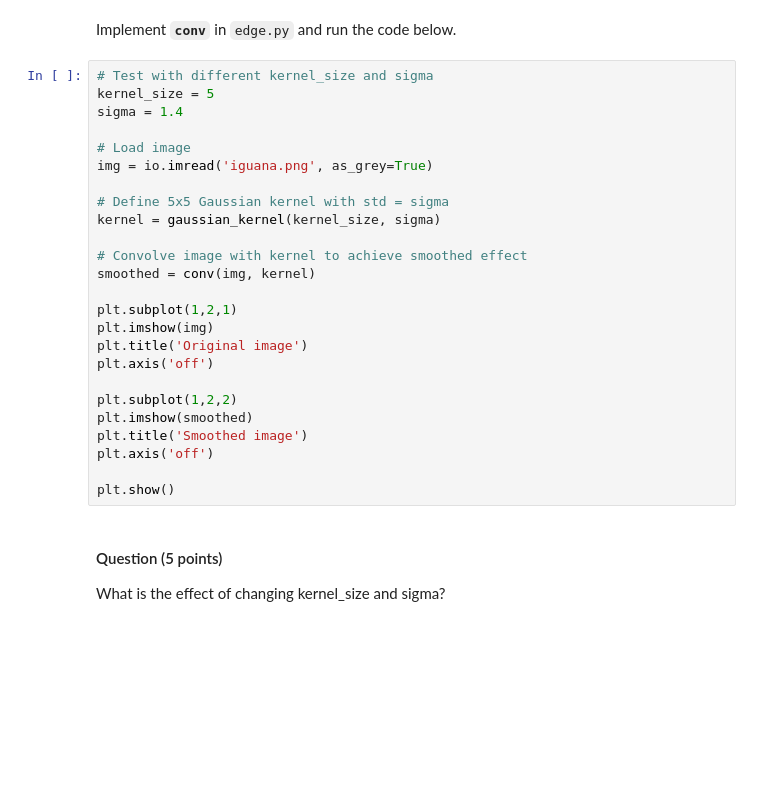
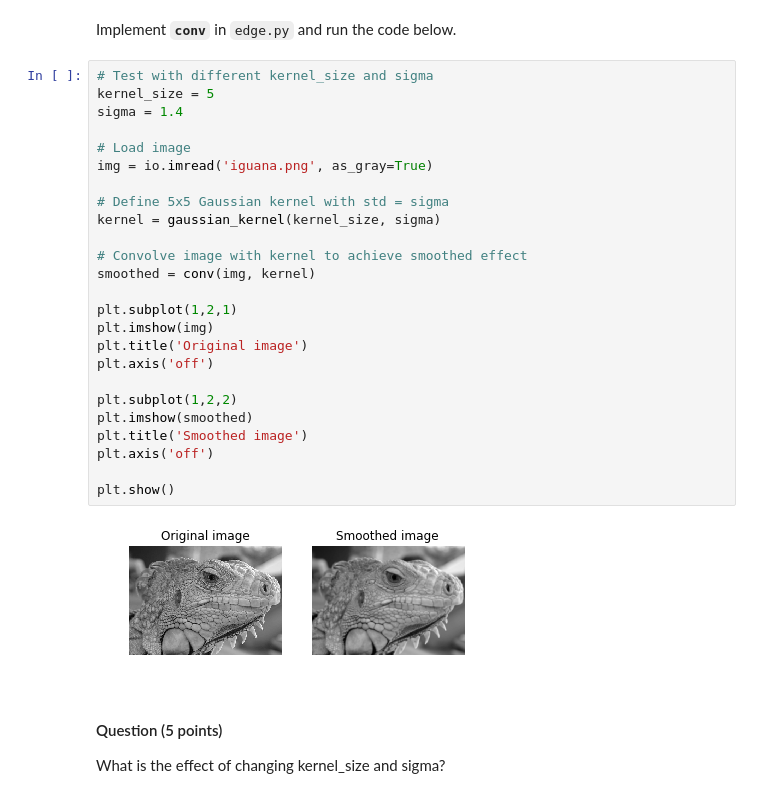
Before and after one commit to cvnova/CS131_release, a Jupyter notebook: hw2_release/hw2.ipynb, the cells around one changed output. Cells and saved outputs as stored; diff of their text form; blank space fills up the shorter version.

```diff
--- a/hw2_release/hw2.ipynb
+++ b/hw2_release/hw2.ipynb
@@ -55,28 +55,30 @@ Implement **`conv`** in `edge.py` and run the code below.
 # %%
 # Test with different kernel_size and sigma
 kernel_size = 5
 sigma = 1.4
 
 # Load image
-img = io.imread('iguana.png', as_grey=True)
+img = io.imread('iguana.png', as_gray=True)
 
 # Define 5x5 Gaussian kernel with std = sigma
 kernel = gaussian_kernel(kernel_size, sigma)
 
 # Convolve image with kernel to achieve smoothed effect
 smoothed = conv(img, kernel)
 
 plt.subplot(1,2,1)
 plt.imshow(img)
 plt.title('Original image')
 plt.axis('off')
 
 plt.subplot(1,2,2)
 plt.imshow(smoothed)
 plt.title('Smoothed image')
 plt.axis('off')
 
 plt.show()
+# %% [output]
+[figure, added]
 # %% [markdown]
 #### Question (5 points)
 What is the effect of changing kernel_size and sigma?
```
Also changed, not shown: parts of 8 cells of this notebook, 4 other files.
